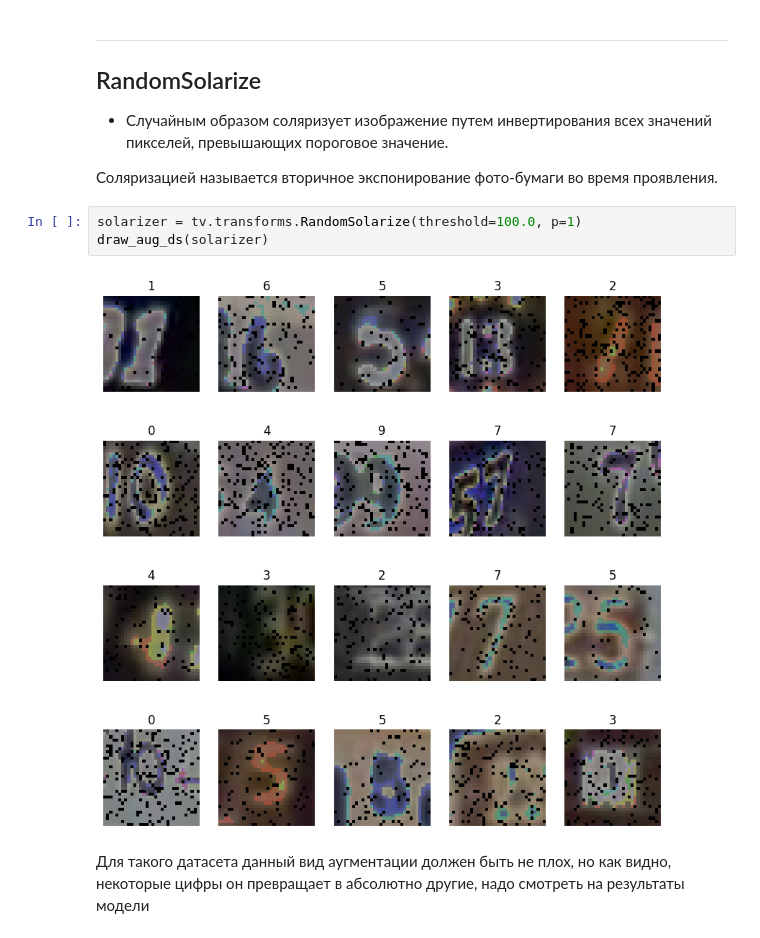
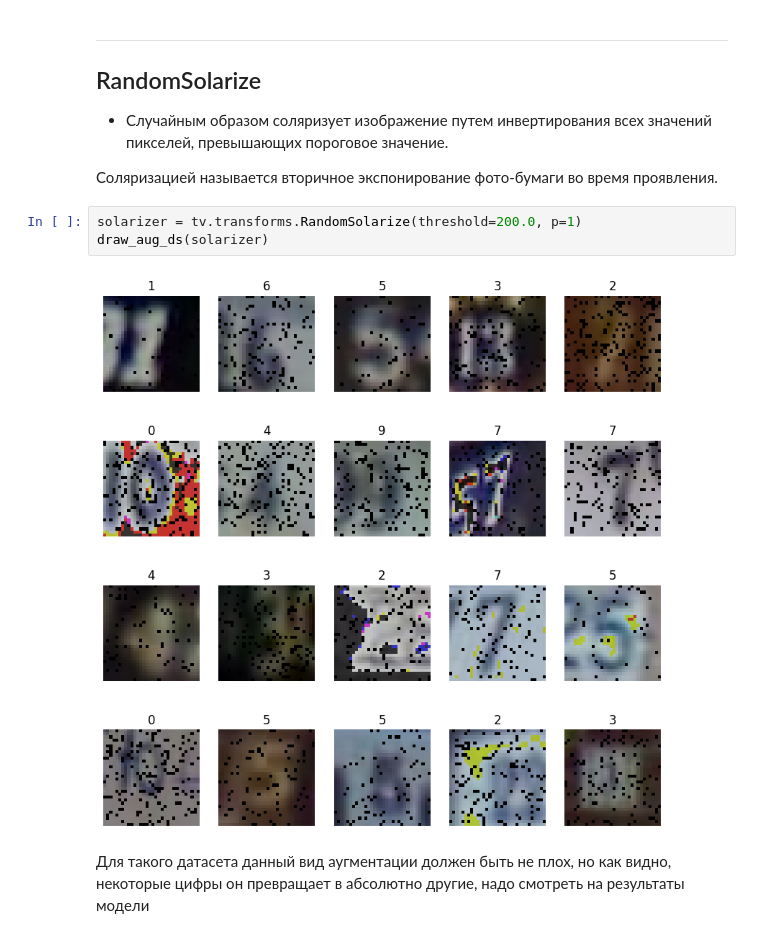
Before and after one commit to GrishaTS/YaMlProject, a Jupyter notebook: notebooks/skewbek/Augmentation/augmentation.ipynb, the cells around one changed output. Cells and saved outputs as stored; diff of their text form.

```diff
--- a/notebooks/skewbek/Augmentation/augmentation.ipynb
+++ b/notebooks/skewbek/Augmentation/augmentation.ipynb
@@ -210,10 +198,10 @@ draw_aug_ds(posterizer)
 
 Соляризацией называется вторичное экспонирование фото-бумаги во время проявления.
 # %%
-solarizer = tv.transforms.RandomSolarize(threshold=100.0, p=1)
+solarizer = tv.transforms.RandomSolarize(threshold=200.0, p=1)
 draw_aug_ds(solarizer)
 # %% [output]
-[figure, old version]
+[figure, new version]
 # %% [markdown]
 Для такого датасета данный вид аугментации должен быть не плох, но как видно, некоторые цифры он превращает в абсолютно другие, надо смотреть на результаты модели
 # %% [markdown]
```
Also changed, not shown: parts of 10 cells of this notebook, 21 other files.
